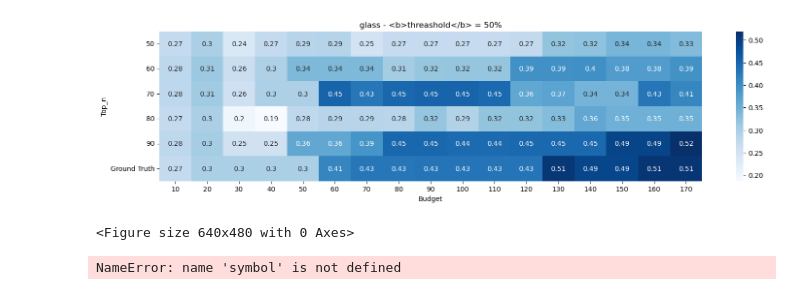
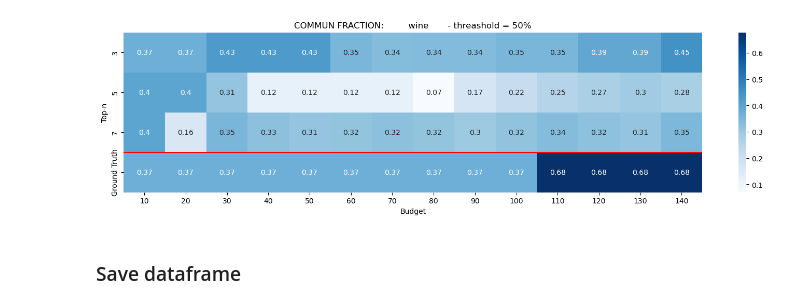
Before and after one commit to YacineMOK/XCOBRAS, a Jupyter notebook: XCOBRAS_kmeans/utils/Untitled-1.ipynb, the cells around one changed output. Saved outputs shown, nothing was run; the diff lists cells and outputs as text; code cells hidden in the pictures.

```diff
--- a/XCOBRAS_kmeans/utils/Untitled-1.ipynb
+++ b/XCOBRAS_kmeans/utils/Untitled-1.ipynb
@@ -7,21 +7,21 @@ names = [
     "wisc_all.csv"
 ]
 
-name = names[0]
+name = names[1]
 
 PATH_gt = "../results/ground_truth/"+name
 
-PATH_all = "../results/cosine_similarity/"+name
+PATH_all = "../results/commun_fraction/"+name
 
-feature_names = ['Top_n', 'Budget', 'ARI']
+feature_names = ['Top-n', 'Budget', 'ARI']
 
 gt = pd.read_csv(PATH_gt, sep=";", header=None, names=feature_names)
-gt['Top_n'] = 0
+gt['Top-n'] = 0
 
 commun_all = pd.read_csv(PATH_all, sep=";", header=None, names=feature_names)
 
 merge_commun_pd = pd.merge(gt, commun_all, 'outer')
-merge_commun_pd['Top_n'][merge_commun_pd['Top_n'] == 0] = "Ground Truth"
+merge_commun_pd['Top-n'][merge_commun_pd['Top-n'] == 0] = "Ground Truth"
 
 verbose = True
 if verbose:
@@ -39,27 +59,18 @@ See the caveats in the documentation: https://pandas.pydata.org/pandas-docs/stab
 # %%
 import matplotlib.pyplot as plt
 import seaborn as sns
 
 fig, ax = plt.subplots(figsize=(18, 4))
 
-results = merge_commun_pd.pivot(index="Top_n", columns="Budget", values="ARI")
-# ax.hlines([4], xmax=14, xmin=0, colors="Red")
+results = merge_commun_pd.pivot(index="Top-n", columns="Budget", values="ARI")
+ax.hlines([3], xmax=17, xmin=0, colors="Red")
 
 sns.heatmap(results, annot=True, cmap="Blues")
-plt.title(name[:-8]+str(" - \textit{threashold} = 50%"))
+plt.title("COMMUN FRACTION:         "+name[:-8]+str("       - threashold = 50%"))
 plt.show()
-plt.savefig("../results/commun_fraction/"+name[:-8]+".jpg")
+
+fig.savefig("../results/commun_fraction/"+name[:-8]+".jpg")
 # %% [output]
-[figure, old version]
+[figure, new version]
-<Figure size 640x480 with 0 Axes>
-# %%
-import numpy as np
-
-labels = (np.asarray(["{0} \n {1:.2f}".format(symb,value)
-                      for symb, value in zip(symbol.flatten(),
-                                               perchange.flatten())])
-         ).reshape(6,5)
-
-labels
-# %% [output]
-NameError: name 'symbol' is not defined
+# %% [markdown]
+### Save dataframe
```
Also changed, not shown: parts of 7 cells of this notebook, 1 other file.
